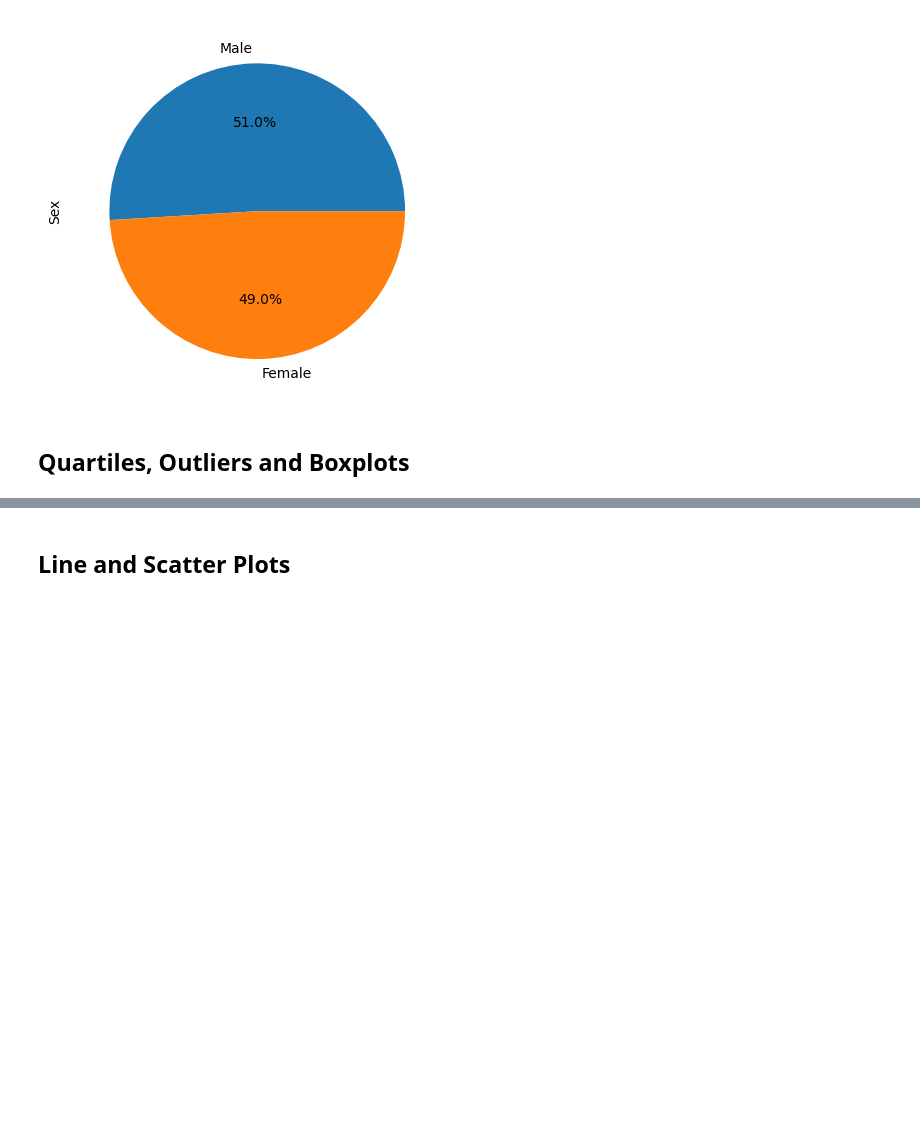
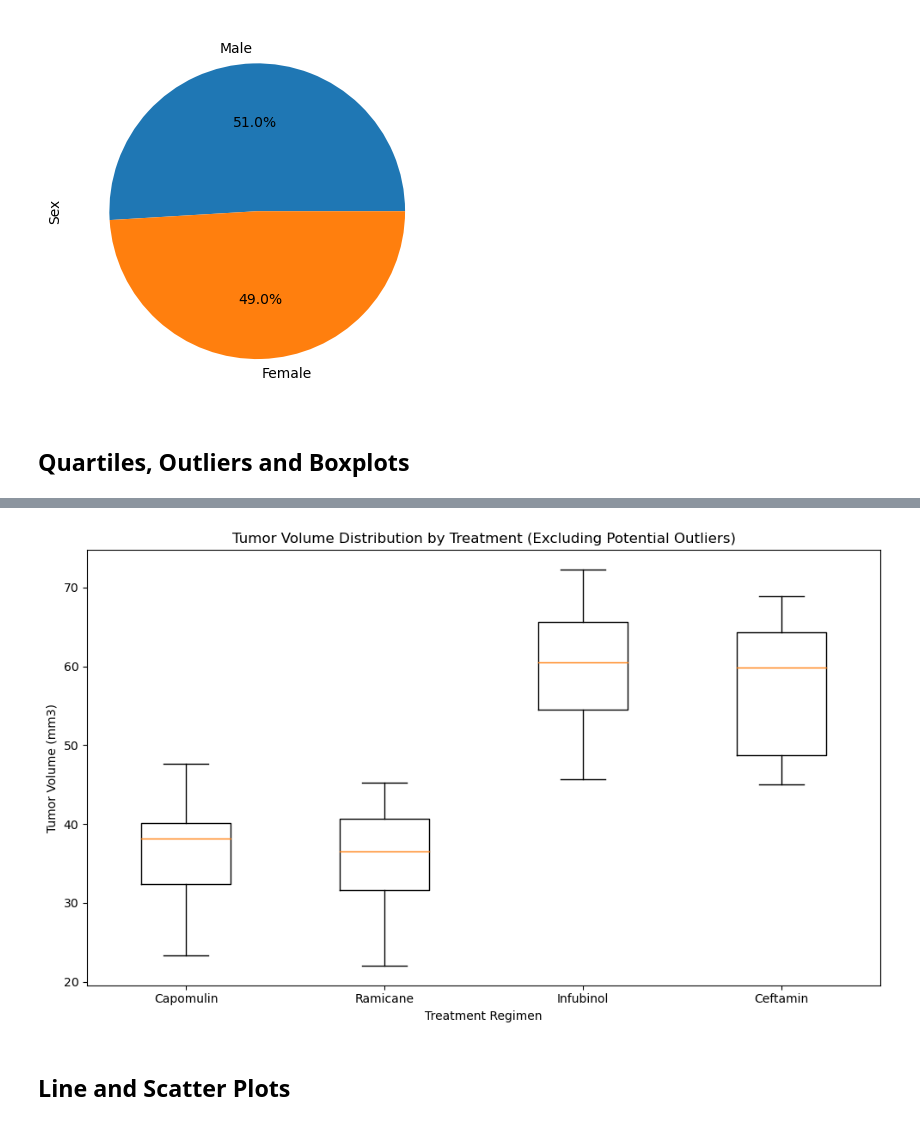
Before and after one commit to a-dhil/matplotlib-challenge, a Jupyter notebook: Pymaceuticals/pymaceuticals_starter.ipynb, the cells around one changed output, grey strips where cells are left out. Cells and saved outputs as stored; diff of their text form; code cells hidden in the pictures; blank space fills up the shorter version.

```diff
--- a/Pymaceuticals/pymaceuticals_starter.ipynb
+++ b/Pymaceuticals/pymaceuticals_starter.ipynb
@@ -192,3 +192,20 @@ plt.show()
 
 
 # Merge this group df with the original DataFrame to get the tumor volume at the last timepoint
+# 1. Filter Data for the Four Regimens
+four_regimens = ['Capomulin', 'Ramicane', 'Infubinol', 'Ceftamin']
+filtered_data = clean_study_data_complete[clean_study_data_complete['Drug Regimen'].isin(four_regimens)]
+
+# 2. Find the Last Timepoint for Each Mouse
+last_timepoints = filtered_data.groupby('Mouse ID')['Timepoint'].max()
+
+# 3. Merge with Original Data to Get Tumor Volume at the Last Timepoint
+final_tumor_volume_data = pd.merge(
+    last_timepoints,  # DataFrame with last timepoints
+    clean_study_data_complete,  # Original DataFrame
+    on=['Mouse ID', 'Timepoint'],  # Merge on Mouse ID and Timepoint
+    how='inner'  # Use inner join to keep only matching rows
+)
+
+# Display the DataFrame with final tumor volume data
+print(final_tumor_volume_data)
@@ -222,2 +247,52 @@ Ceftamin's potential outliers: Series([], Name: Tumor Volume (mm3), dtype: float
+# %%
+# Generate a box plot that shows the distrubution of the tumor volume for each treatment group.
+
+
+# Create a list of treatment regimen names
+treatments = ['Capomulin', 'Ramicane', 'Infubinol', 'Ceftamin']
+
+# Create an empty dictionary to store potential outliers
+potential_outliers = {}
+
+# Create an empty list to store tumor volume data for box plots
+tumor_vol_data = []
+
+# Iterate through each treatment in the list
+for treatment in treatments:
+    # Locate the rows which contain mice on each drug and get the tumor volumes
+    tumor_vol = final_tumor_volume_data.loc[final_tumor_volume_data['Drug Regimen'] == treatment]['Tumor Volume (mm3)']
+
+    # Calculate the IQR for the current treatment
+    quartiles = tumor_vol.quantile([0.25, 0.75])
+    lower_quartile = quartiles[0.25]
+    upper_quartile = quartiles[0.75]
+    iqr = upper_quartile - lower_quartile
+
+    # Determine the lower and upper bounds for potential outliers
+    lower_bound = lower_quartile - 1.5 * iqr
+    upper_bound = upper_quartile + 1.5 * iqr
+
+    # Identify potential outliers
+    outliers = tumor_vol[(tumor_vol < lower_bound) | (tumor_vol > upper_bound)]
+
+    # Store potential outliers in the dictionary
+    potential_outliers[treatment] = outliers
+
+    # Append tumor volume data (excluding potential outliers) to the list for box plots
+    tumor_vol_no_outliers = tumor_vol[(tumor_vol >= lower_bound) & (tumor_vol <= upper_bound)]
+    tumor_vol_data.append(tumor_vol_no_outliers)
+
+# Create box plots for each treatment group
+plt.figure(figsize=(10, 6))
+plt.boxplot(tumor_vol_data, labels=treatments, sym='r+')
+plt.title('Tumor Volume Distribution by Treatment (Excluding Potential Outliers)')
+plt.xlabel('Treatment Regimen')
+plt.ylabel('Tumor Volume (mm3)')
+
+# Display the plot
+plt.tight_layout()
+plt.show()
+# %% [output]
+[figure, added]
 # %% [markdown]
 ## Line and Scatter Plots
```
Also changed, not shown: parts of 9 cells of this notebook.
